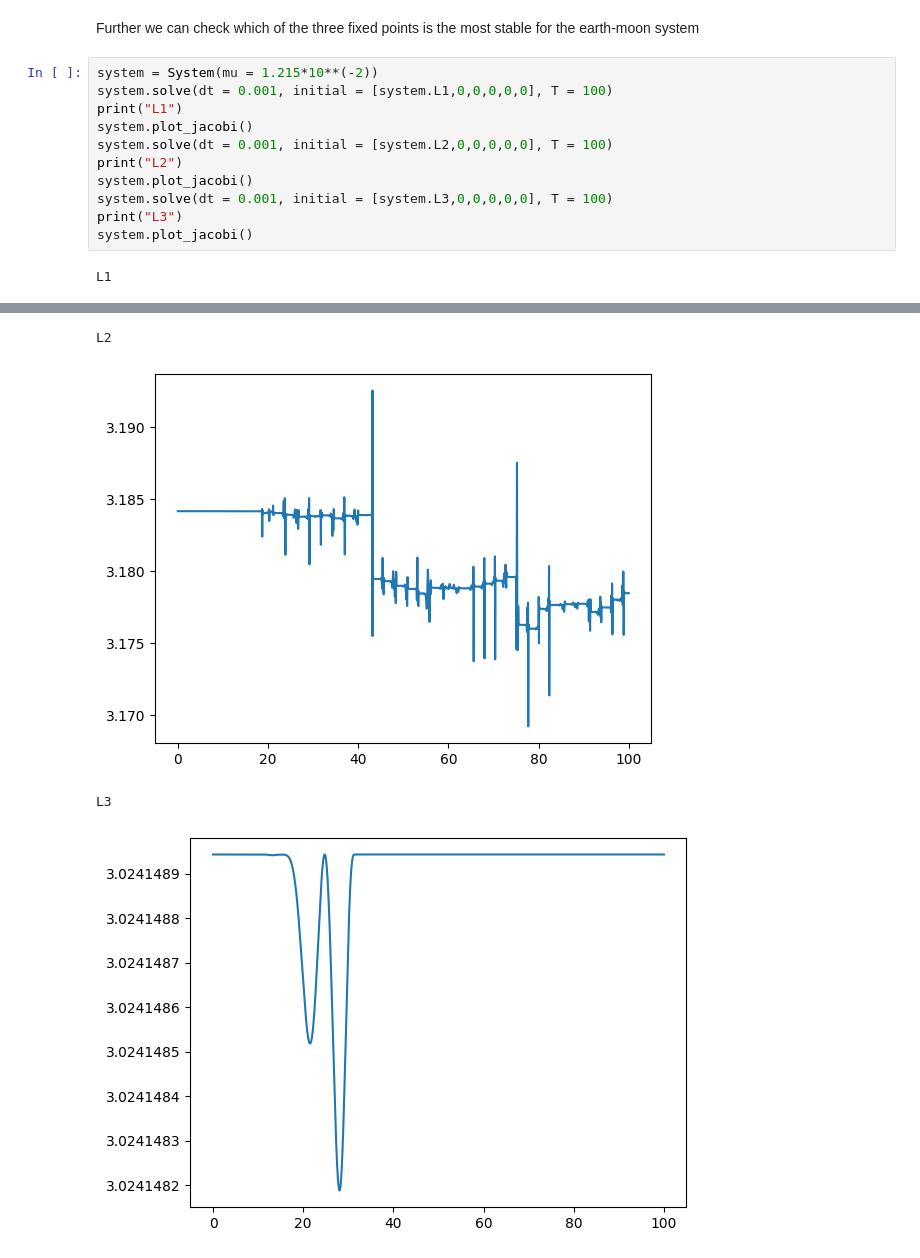
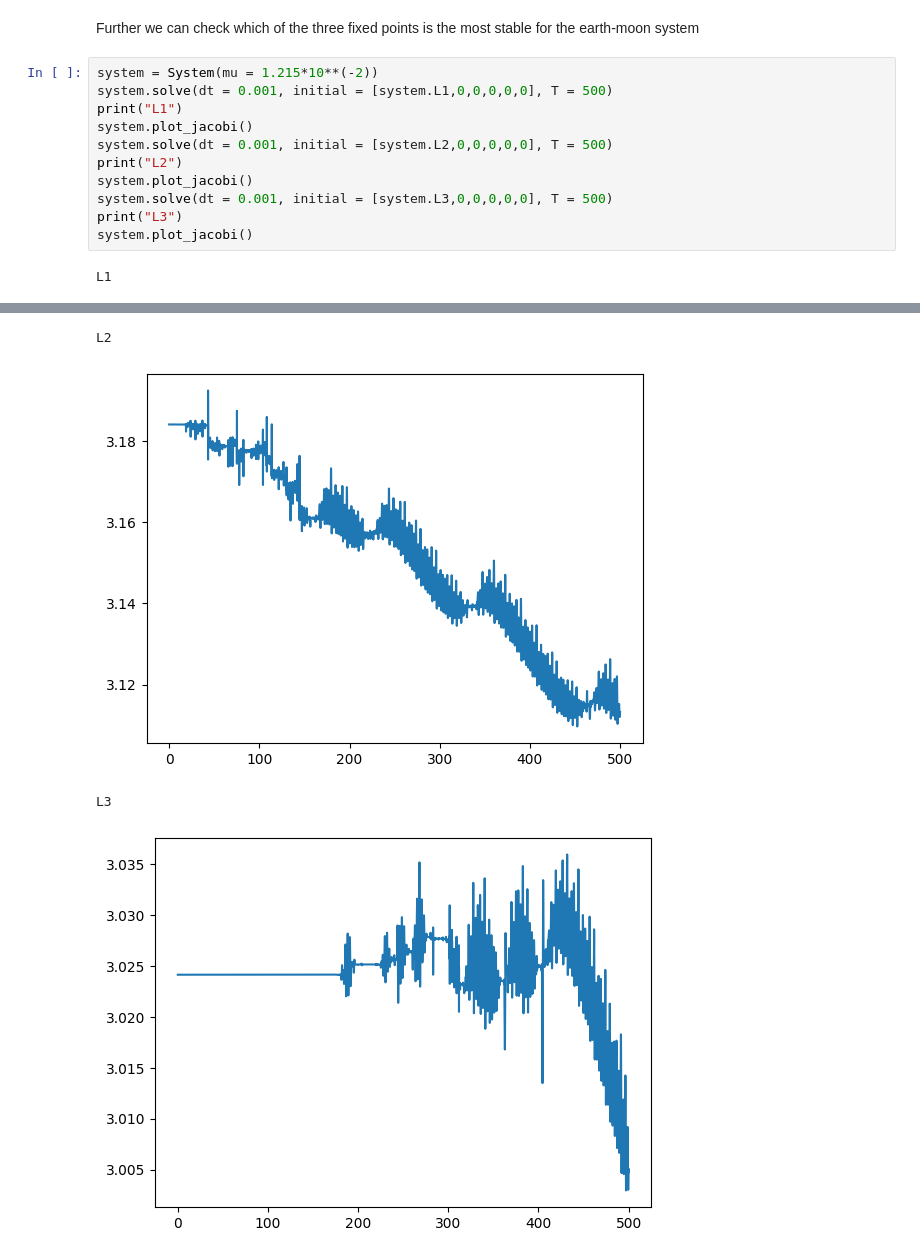
Before and after one commit to aasmund-mjos/Classical-Mechanics-Numerical-Project, a Jupyter notebook: main.ipynb, the cells around one changed output, grey strips where cells are left out. Drawn from its saved outputs; the diff is of its cells as text.

```diff
--- a/main.ipynb
+++ b/main.ipynb
@@ -409,13 +481,13 @@ As we can see, this deviates from the fixed path much before the one on the stab
 Further we can check which of the three fixed points is the most stable for the earth-moon system
 # %%
 system = System(mu = 1.215*10**(-2))
-system.solve(dt = 0.001, initial = [system.L1,0,0,0,0,0], T = 100)
+system.solve(dt = 0.001, initial = [system.L1,0,0,0,0,0], T = 500)
 print("L1")
 system.plot_jacobi()
-system.solve(dt = 0.001, initial = [system.L2,0,0,0,0,0], T = 100)
+system.solve(dt = 0.001, initial = [system.L2,0,0,0,0,0], T = 500)
 print("L2")
 system.plot_jacobi()
-system.solve(dt = 0.001, initial = [system.L3,0,0,0,0,0], T = 100)
+system.solve(dt = 0.001, initial = [system.L3,0,0,0,0,0], T = 500)
 print("L3")
 system.plot_jacobi()
 # %% [output]
@@ -424,4 +496,4 @@ L1
 L2
-[figure, old version]
+[figure, new version]
 L3
-[figure, old version]
+[figure, new version]
```
Also changed, not shown: parts of 24 cells of this notebook.
